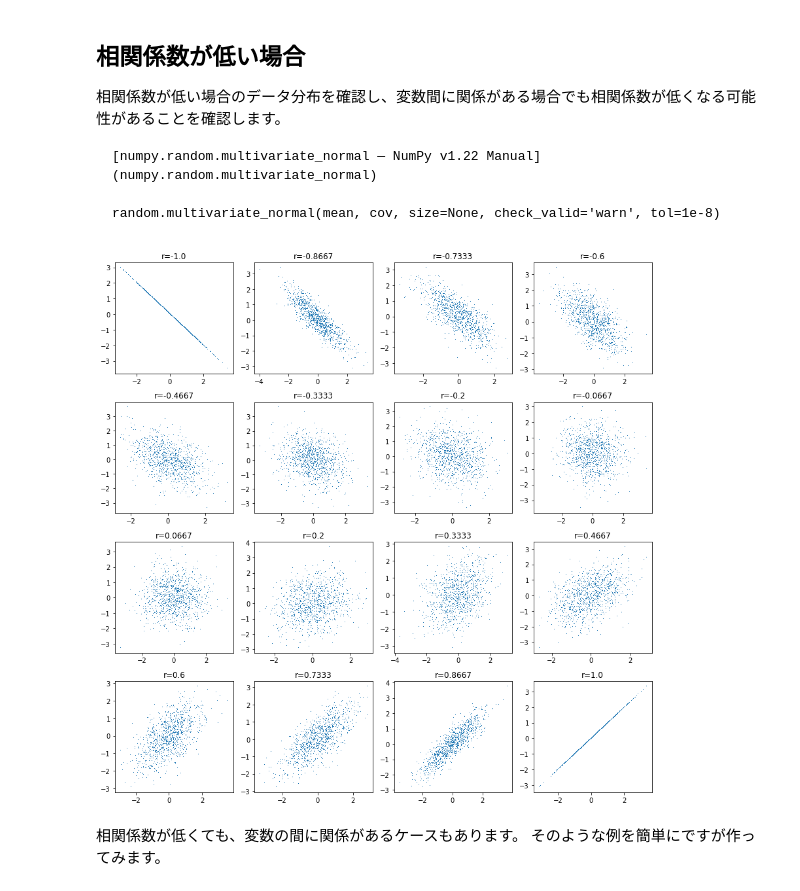
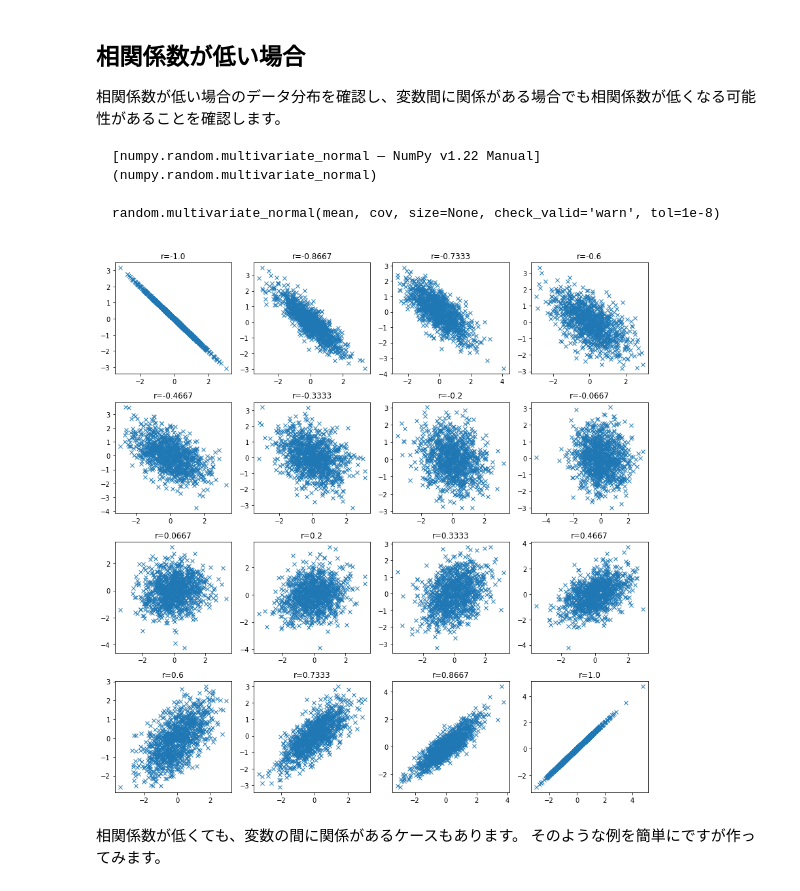
Before and after one commit to k-datamining/dm-book-metrics, a Jupyter notebook: dm-metrics/metrics/regression/相関係数.ipynb, the cells around one changed output. Saved outputs shown, nothing was run; the diff lists cells and outputs as text; code cells hidden in the pictures.

````diff
--- a/dm-metrics/metrics/regression/相関係数.ipynb
+++ b/dm-metrics/metrics/regression/相関係数.ipynb
@@ -91,28 +92,25 @@ df.corr()["sepal_length"].plot.bar(grid=True, ylabel="corr")
 random.multivariate_normal(mean, cov, size=None, check_valid='warn', tol=1e-8)
 ```
 # %%
-import numpy as np
-import matplotlib.pyplot as plt
-
 n_samples = 1000
 
 plt.figure(figsize=(12, 12))
 for i, ci in enumerate(np.linspace(-1, 1, 16)):
     ci = np.round(ci, 4)
 
     mean = np.array([0, 0])
     cov = np.array([[1, ci], [ci, 1]])
 
     v1, v2 = np.random.multivariate_normal(mean, cov, size=n_samples).T
 
     plt.subplot(4, 4, i + 1)
-    plt.plot(v1, v2, ",")
+    plt.plot(v1, v2, "x")
     plt.title(f"r={ci}")
 
 plt.tight_layout()
 plt.show()
 # %% [output]
-[figure, old version]
+[figure, new version]
 # %% [markdown]
 相関係数が低くても、変数の間に関係があるケースもあります。
 そのような例を簡単にですが作ってみます。
````
Also changed, not shown: parts of 3 cells of this notebook, 2 other files.
